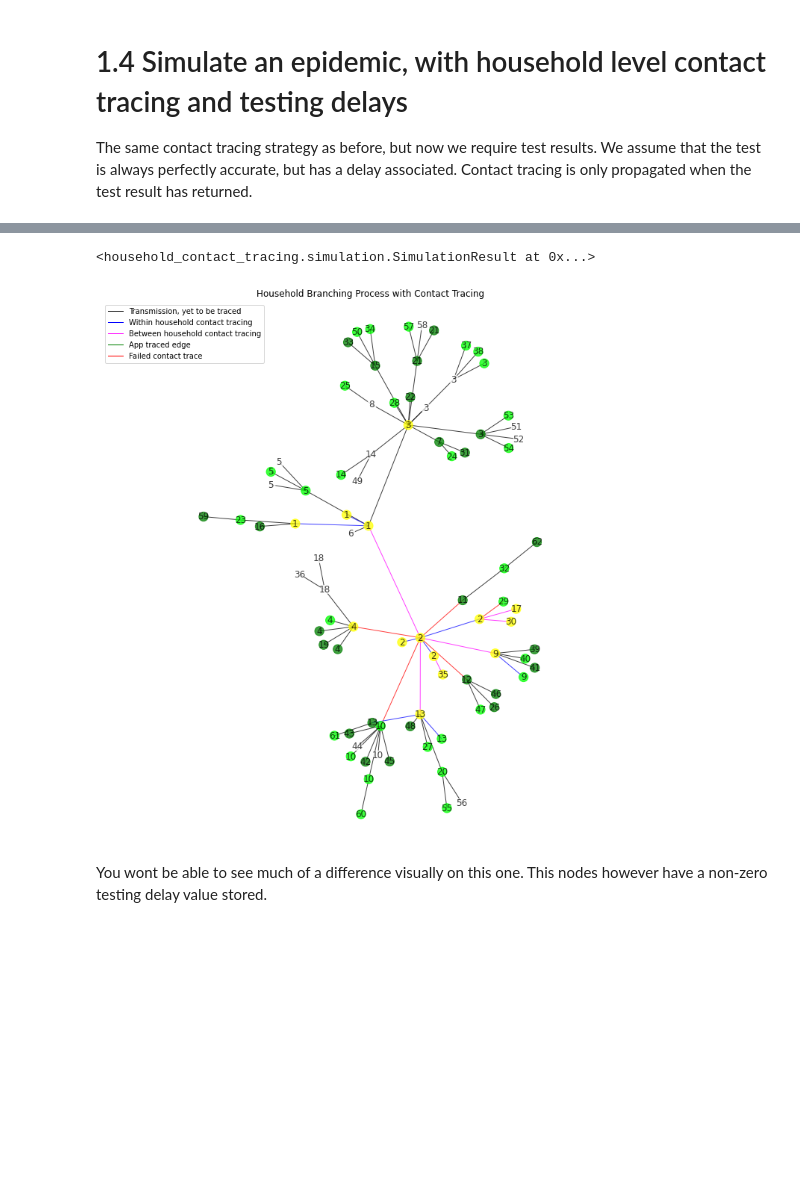
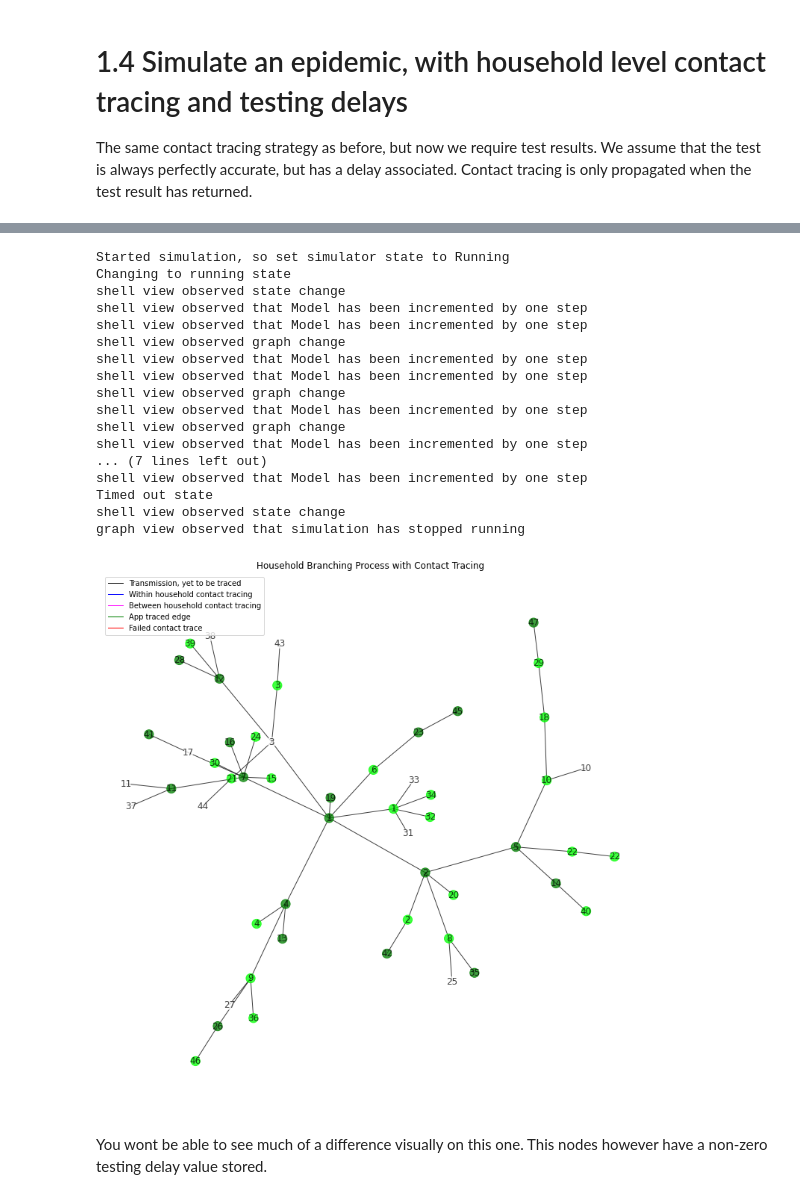
Before and after one commit to TTI-modelling/TestingContactModel, a Jupyter notebook: examples/household_level_contact_tracing.ipynb, the cells around one changed output, grey strips where cells are left out. Saved outputs shown, nothing was run; the diff lists cells and outputs as text; code cells hidden in the pictures; blank space fills up the shorter version.

```diff
--- a/examples/household_level_contact_tracing.ipynb
+++ b/examples/household_level_contact_tracing.ipynb
@@ -187,11 +227,25 @@ model_household_level_tracing_after_test_result = hct.household_sim_contact_trac
-# %%
-model_household_level_tracing_after_test_result.run_simulation(10)
-# %% [output]
-<household_contact_tracing.simulation.SimulationResult at 0x...>
-# %%
-model_household_level_tracing_after_test_result.draw_network()
-# %% [output]
-[figure, removed]
+# %%
+controller = SimulationController(model_household_level_tracing_after_test_result)
+controller.run_simulation(10)
+# %% [output]
+Started simulation, so set simulator state to Running
+Changing to running state
+shell view observed state change
+shell view observed that Model has been incremented by one step
+shell view observed that Model has been incremented by one step
+shell view observed graph change
+shell view observed that Model has been incremented by one step
+shell view observed that Model has been incremented by one step
+shell view observed graph change
+shell view observed that Model has been incremented by one step
+shell view observed graph change
+shell view observed that Model has been incremented by one step
+... (7 lines left out)
+shell view observed that Model has been incremented by one step
+Timed out state
+shell view observed state change
+graph view observed that simulation has stopped running
+[figure, added]
 # %% [markdown]
 You wont be able to see much of a difference visually on this one. This nodes however have a non-zero testing delay value stored.
 # %%
```
Also changed, not shown: parts of 35 cells of this notebook.
